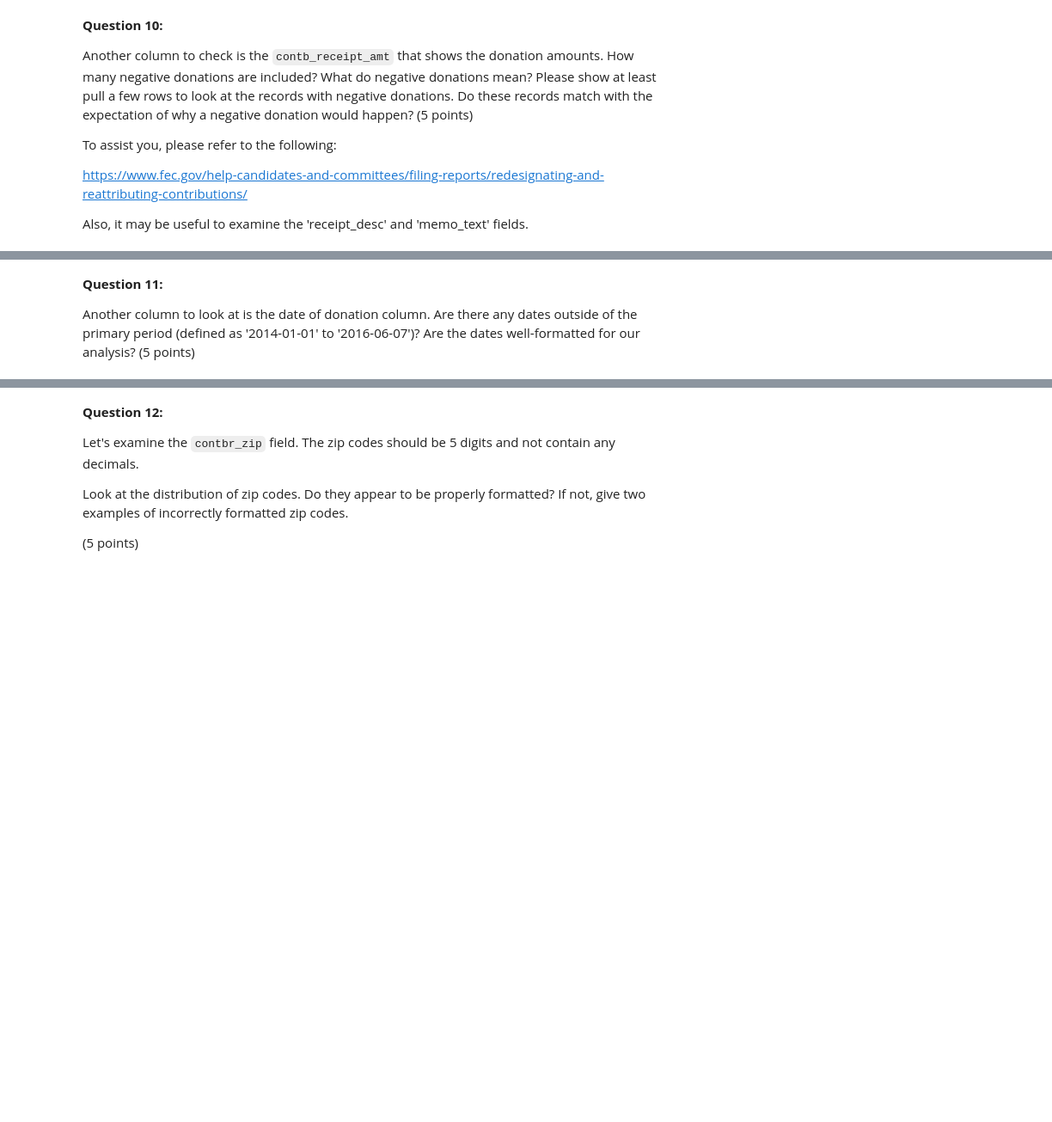
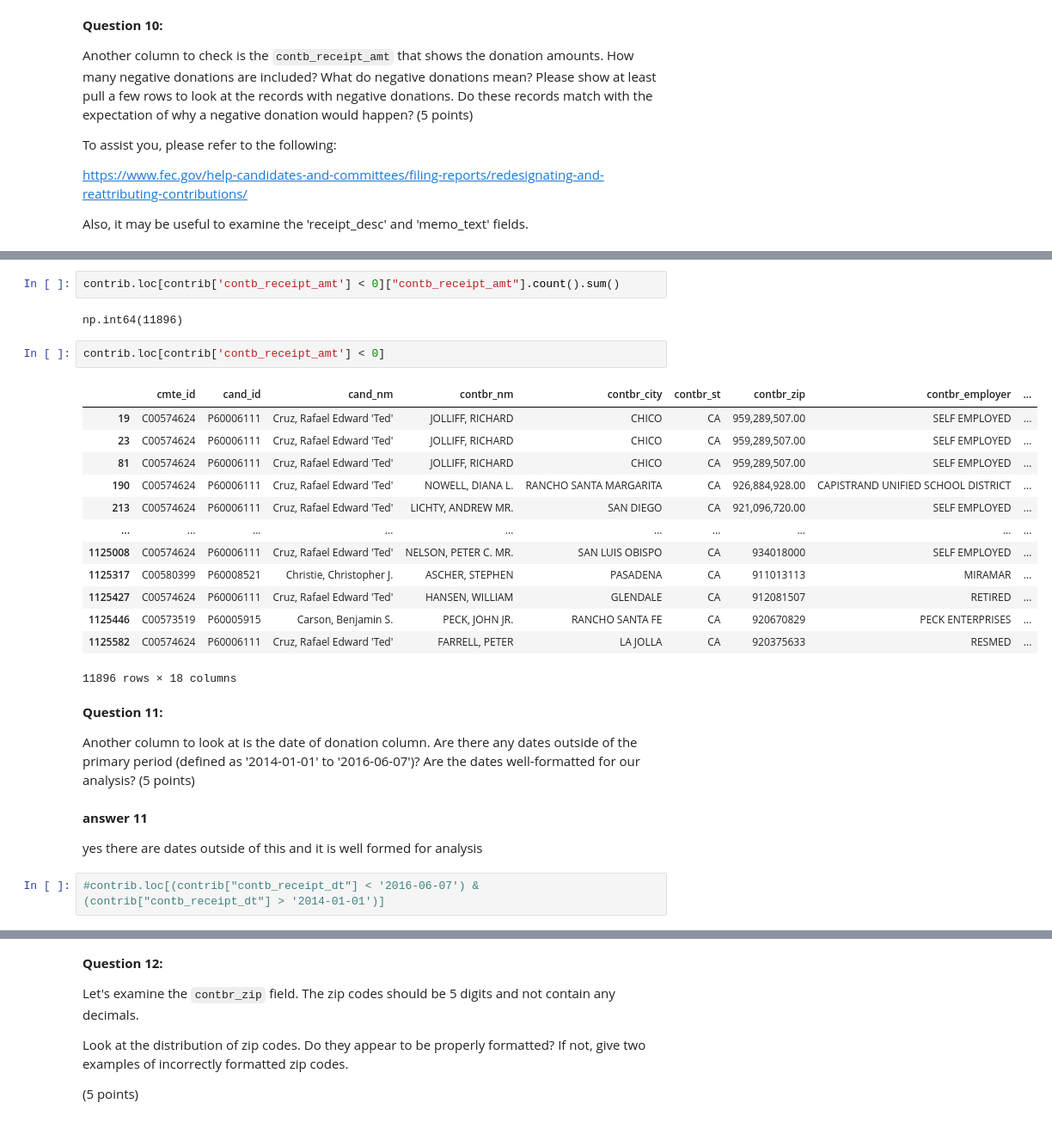
Before and after one commit to medrees-1000/sklearn, a Jupyter notebook: Project_1.ipynb, the cells around one changed output, grey strips where cells are left out. Shown at 86% size. Drawn from its saved outputs; the diff is of its cells as text; blank space fills up the shorter version.

```diff
--- a/Project_1.ipynb
+++ b/Project_1.ipynb
@@ -263,4 +336,30 @@ Also, it may be useful to examine the 'receipt_desc' and 'memo_text' fields.
+# %%
+contrib.loc[contrib['contb_receipt_amt'] < 0]["contb_receipt_amt"].count().sum()
+# %% [output]
+np.int64(11896)
+# %%
+contrib.loc[contrib['contb_receipt_amt'] < 0]
+# %% [output]
+|  | cmte_id | cand_id | cand_nm | contbr_nm | contbr_city | contbr_st | contbr_zip | contbr_employer | ... |
+| 19 | C00574624 | P60006111 | Cruz, Rafael Edward 'Ted' | JOLLIFF, RICHARD | CHICO | CA | 959,289,507.00 | SELF EMPLOYED | ... |
+| 23 | C00574624 | P60006111 | Cruz, Rafael Edward 'Ted' | JOLLIFF, RICHARD | CHICO | CA | 959,289,507.00 | SELF EMPLOYED | ... |
+| 81 | C00574624 | P60006111 | Cruz, Rafael Edward 'Ted' | JOLLIFF, RICHARD | CHICO | CA | 959,289,507.00 | SELF EMPLOYED | ... |
+| 190 | C00574624 | P60006111 | Cruz, Rafael Edward 'Ted' | NOWELL, DIANA L. | RANCHO SANTA MARGARITA | CA | 926,884,928.00 | CAPISTRAND UNIFIED SCHOOL DISTRICT | ... |
+| 213 | C00574624 | P60006111 | Cruz, Rafael Edward 'Ted' | LICHTY, ANDREW MR. | SAN DIEGO | CA | 921,096,720.00 | SELF EMPLOYED | ... |
+| ... | ... | ... | ... | ... | ... | ... | ... | ... | ... |
+| 1125008 | C00574624 | P60006111 | Cruz, Rafael Edward 'Ted' | NELSON, PETER C. MR. | SAN LUIS OBISPO | CA | 934018000 | SELF EMPLOYED | ... |
+| 1125317 | C00580399 | P60008521 | Christie, Christopher J. | ASCHER, STEPHEN | PASADENA | CA | 911013113 | MIRAMAR | ... |
+| 1125427 | C00574624 | P60006111 | Cruz, Rafael Edward 'Ted' | HANSEN, WILLIAM | GLENDALE | CA | 912081507 | RETIRED | ... |
+| 1125446 | C00573519 | P60005915 | Carson, Benjamin S. | PECK, JOHN JR. | RANCHO SANTA FE | CA | 920670829 | PECK ENTERPRISES | ... |
+| 1125582 | C00574624 | P60006111 | Cruz, Rafael Edward 'Ted' | FARRELL, PETER | LA JOLLA | CA | 920375633 | RESMED | ... |
+11896 rows × 18 columns
 # %% [markdown]
 **Question 11:**
 
 Another column to look at is the date of donation column. Are there any dates outside of the primary period (defined as '2014-01-01' to '2016-06-07')? Are the dates well-formatted for our analysis? (5 points)
+# %% [markdown]
+**answer 11**
+
+yes there are dates outside of this and it is well formed for analysis
+# %%
+#contrib.loc[(contrib["contb_receipt_dt"] < '2016-06-07') & (contrib["contb_receipt_dt"] > '2014-01-01')]
```
Also changed, not shown: parts of 27 cells of this notebook, 2 other files.
